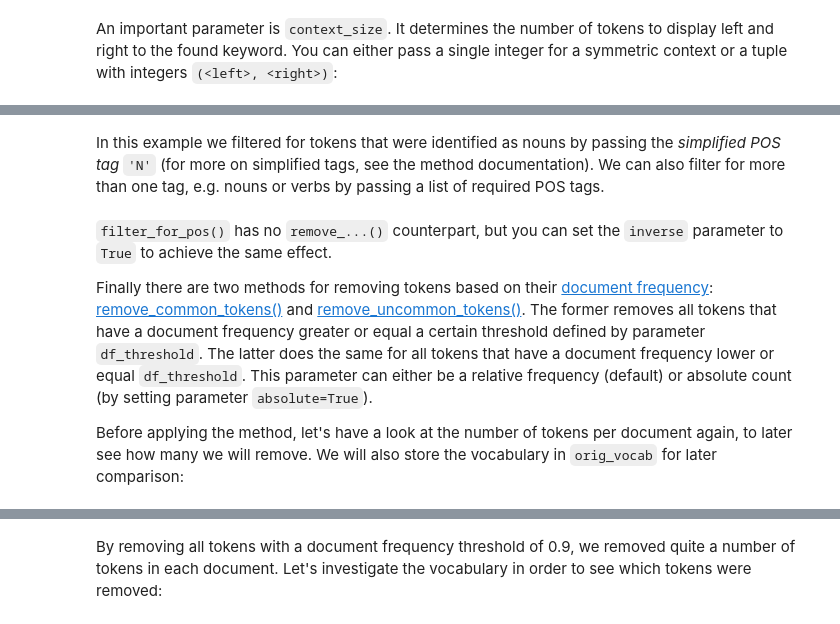
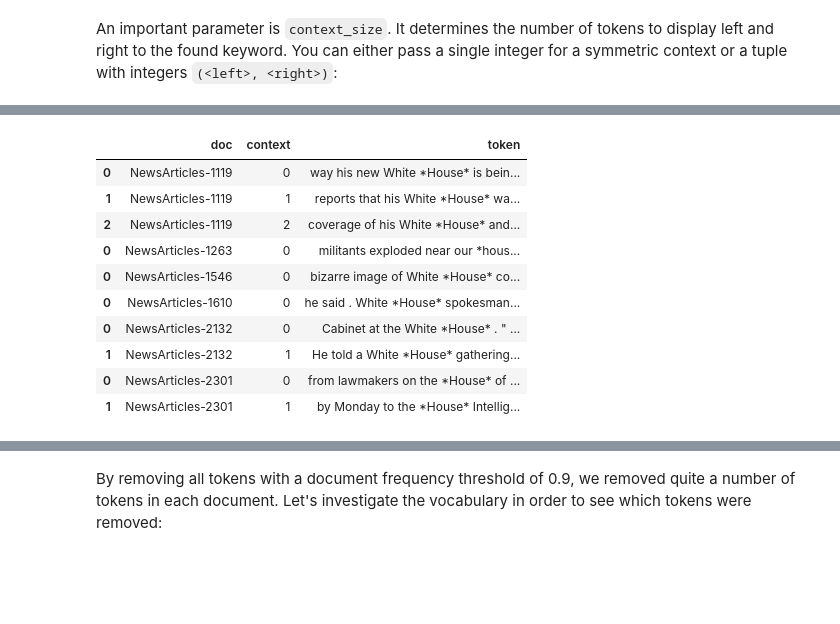
Before and after one commit to WZBSocialScienceCenter/tmtoolkit, a Jupyter notebook: doc/source/preprocessing.ipynb, the cells around one changed output, grey strips where cells are left out. Drawn from its saved outputs; the diff is of its cells as text; code cells hidden in the pictures; blank space fills up the shorter version.

```diff
--- a/doc/source/preprocessing.ipynb
+++ b/doc/source/preprocessing.ipynb
@@ -1049,8 +951,0 @@ del preproc
-# %% [markdown]
-In this example we filtered for tokens that were identified as nouns by passing the *simplified POS tag* `'N'` (for more on simplified tags, see the method documentation). We can also filter for more than one tag, e.g. nouns or verbs by passing a list of required POS tags.
-# %% [markdown]
-`filter_for_pos()` has no `remove_...()` counterpart, but you can set the `inverse` parameter to `True` to achieve the same effect.
-
-Finally there are two methods for removing tokens based on their [document frequency](#Accessing-tokens,-vocabulary-and-other-important-properties): [remove_common_tokens()](api.rst#tmtoolkit.preprocess.TMPreproc.remove_common_tokens) and [remove_uncommon_tokens()](api.rst#tmtoolkit.preprocess.TMPreproc.remove_uncommon_tokens). The former removes all tokens that have a document frequency greater or equal a certain threshold defined by parameter `df_threshold`. The latter does the same for all tokens that have a document frequency lower or equal `df_threshold`. This parameter can either be a relative frequency (default) or absolute count (by setting parameter `absolute=True`).
-
-Before applying the method, let's have a look at the number of tokens per document again, to later see how many we will remove. We will also store the vocabulary in `orig_vocab` for later comparison:
@@ -1062,0 +952,15 @@ preproc.remove_common_tokens(df_threshold=0.9).doc_lengths
+# %%
+# 4 tokens to each side of the keyword (only display first 10 rows)
+kwic_table(corpus_orig, 'house', ignore_case=True, context_size=4).head(10)
+# %% [output]
+|  | doc | context | token |
+| 0 | NewsArticles-1119 | 0 | way his new White *House* is bein... |
+| 1 | NewsArticles-1119 | 1 | reports that his White *House* wa... |
+| 2 | NewsArticles-1119 | 2 | coverage of his White *House* and... |
+| 0 | NewsArticles-1263 | 0 | militants exploded near our *hous... |
+| 0 | NewsArticles-1546 | 0 | bizarre image of White *House* co... |
+| 0 | NewsArticles-1610 | 0 | he said . White *House* spokesman... |
+| 0 | NewsArticles-2132 | 0 | Cabinet at the White *House* . " ... |
+| 1 | NewsArticles-2132 | 1 | He told a White *House* gathering... |
+| 0 | NewsArticles-2301 | 0 | from lawmakers on the *House* of ... |
+| 1 | NewsArticles-2301 | 1 | by Monday to the *House* Intellig... |
```
Also changed, not shown: parts of 72 cells of this notebook.
